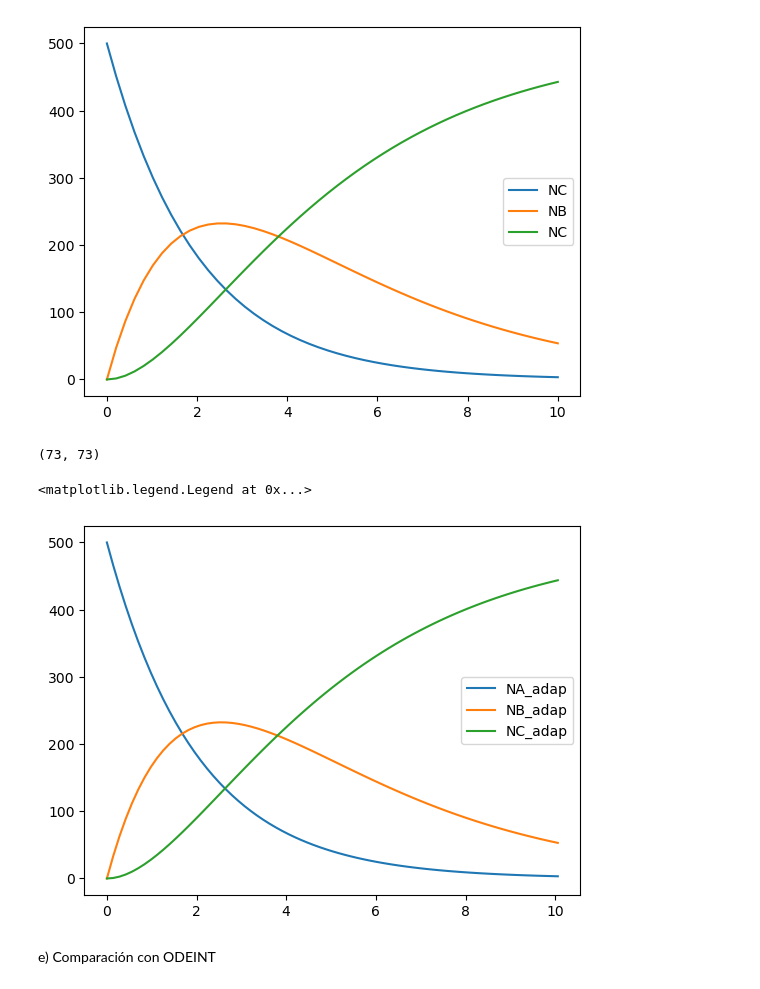
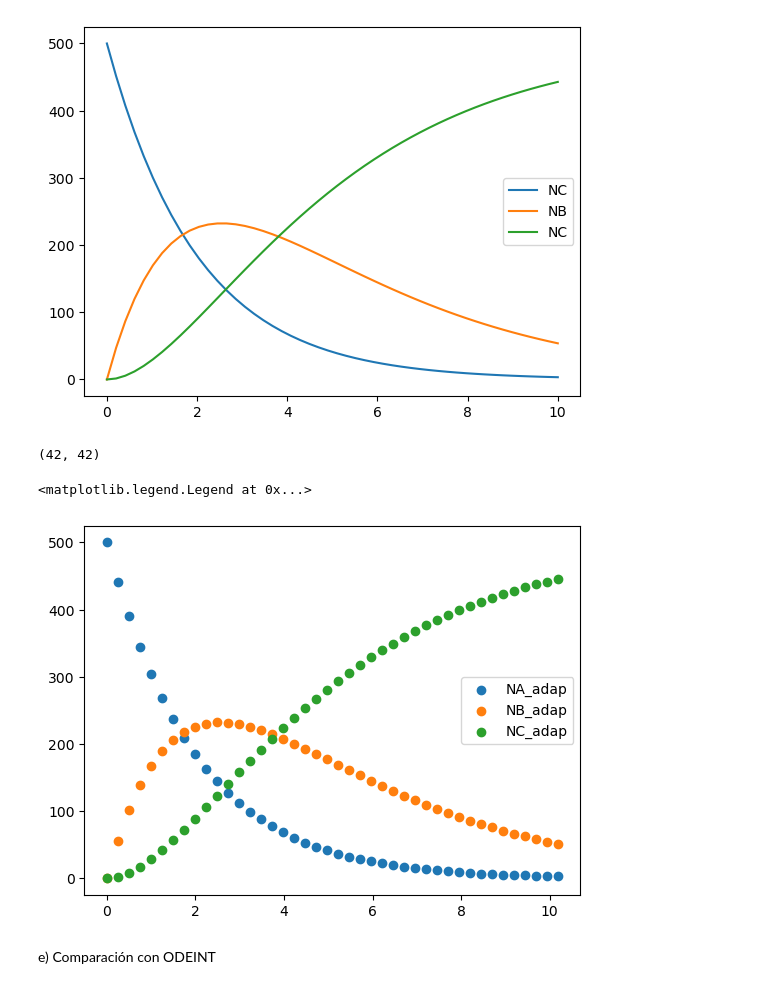
Before and after one commit to andresarias1105/MetodosII_AndresArias_JuanGuzman, a Jupyter notebook: Parcial 2/Particle_decay.ipynb, the cells around one changed output. Cells and saved outputs as stored; diff of their text form; code cells hidden in the pictures.

```diff
--- a/Parcial 2/Particle_decay.ipynb
+++ b/Parcial 2/Particle_decay.ipynb
@@ -50,10 +50,10 @@ def Increment(f,r,t,h,decayA,decayB):
 
     return r+Deltaf
 # %%
-def Adaptativo(f,r0,t,e=1e-4):
+def Adaptativo(f,r0,t,e=1e-3):
     #Calcule $h$, $t_{0}$, $t_{f}$.
 
-    h = t[1] - t[0]
+    h = t[2] - t[1]
 
     #Defina los vectores de tiempo y de solución del sistema.
 
@@ -96,6 +96,7 @@ def Adaptativo(f,r0,t,e=1e-4):
             q = 0.85*(e/error)**(0.25)
             h = h*q
 
+
     return Time, Vector
 # %%
 sol2 = Adaptativo(System,r0,t)
@@ -104,15 +105,15 @@ t1 = sol2[0]
 Ns = sol2[1]
 len(t1),len(Ns)
 # %% [output]
-(73, 73)
+(42, 42)
 # %%
-plt.plot(t1,Ns[:,0],label="NA_adap")
-plt.plot(t1,Ns[:,1],label="NB_adap")
-plt.plot(t1,Ns[:,2],label="NC_adap")
+plt.scatter(t1,Ns[:,0],label="NA_adap")
+plt.scatter(t1,Ns[:,1],label="NB_adap")
+plt.scatter(t1,Ns[:,2],label="NC_adap")
 plt.legend()
 # %% [output]
 <matplotlib.legend.Legend at 0x...>
-[figure, old version]
+[figure, new version]
 # %% [markdown]
 e) Comparación con ODEINT
 # %%
```
Also changed, not shown: parts of 3 cells of this notebook.
